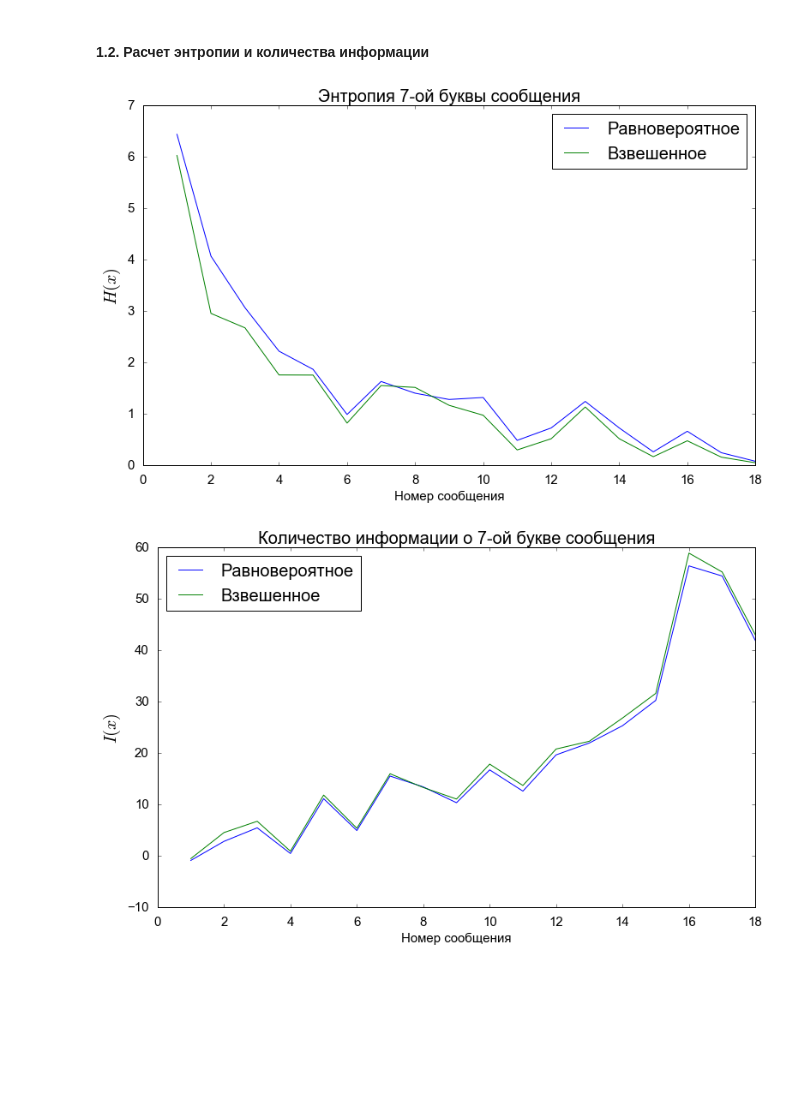
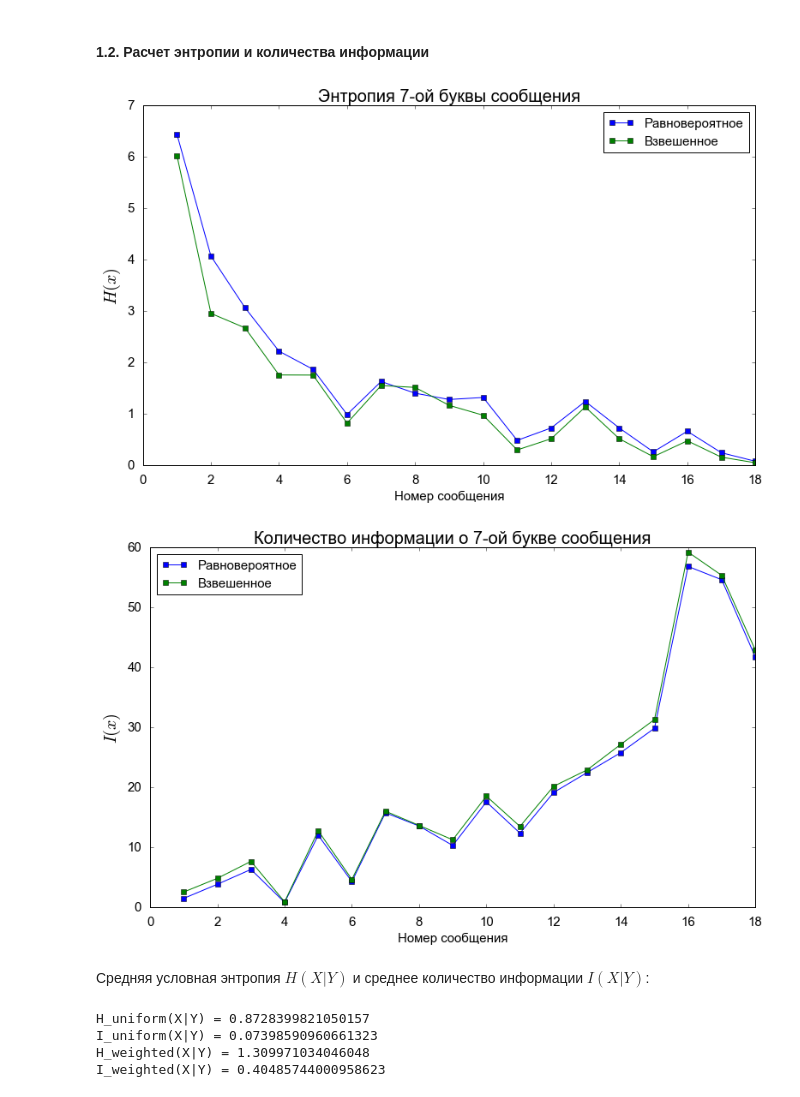
Before and after one commit to vaddya/probability-and-statistics, a Jupyter notebook: lab1/lab1.ipynb, the cells around one changed output. Cells and saved outputs as stored; diff of their text form; code cells hidden in the pictures; blank space fills up the shorter version.

```diff
--- a/lab1/lab1.ipynb
+++ b/lab1/lab1.ipynb
@@ -113,0 +130,7 @@ def get_sorted_keys():
+# %%
+def find_info(x: dict, y: str):
+    """Найти количество информации об x I(X|y)"""
+    summ = 0
+    for char in x.keys():
+        summ = summ + find_prob(alphabet[char], y) * math.log2(x[char])
+    return -summ - find_cond_entropy(x, y)
@@ -158,9 +167,9 @@ for i in range(m):  # для каждого сообщения
     info_array = []
 
     for j in range(s):  # для каждой буквы в сообщении
-        entropies_array.append(entropy(chars[i][j]))
-        info_array.append(info(chars[i][j], messages[i][j]))
-        posterior_probabilities(chars[i][j], messages[i][j])
+        entropies_array.append(find_entropy(chars[i][j]))
+        info_array.append(find_info(chars[i][j], messages[i][j]))
+        chars[i][j] = find_posterior_probs(chars[i][j], messages[i][j])
 
     entropies.append(entropies_array)
     infos.append(info_array)
@@ -289,9 +284,9 @@ for i in range(m):  # для каждого сообщения
     info_array = []
 
     for j in range(s):  # для каждой буквы в сообщении
-        entropies_array.append(entropy(chars_weight[i][j]))
-        info_array.append(info(chars_weight[i][j], messages[i][j]))
-        posterior_probabilities(chars_weight[i][j], messages[i][j])
+        entropies_array.append(find_entropy(chars_weight[i][j]))
+        info_array.append(find_info(chars_weight[i][j], messages[i][j]))
+        chars_weight[i][j] = find_posterior_probs(chars_weight[i][j], messages[i][j])
 
     entropies_weight.append(entropies_array)
     infos_weight.append(info_array)
@@ -372,18 +353,18 @@ for i in range(m):  # для каждого сообщения
 #### 1.2. Расчет энтропии и количества информации
 # %%
 x = range(1, m+1)
-y_u = []
-y_w = []
+h_u = []
+h_w = []
 
 for i in range(m):
     char_num = 7
-    y_u.append(entropies[i][char_num])
-    y_w.append(entropies_weight[i][char_num])
+    h_u.append(entropies[i][char_num])
+    h_w.append(entropies_weight[i][char_num])
 
 fig = plt.figure(figsize=(11,7))
-plt.plot(x, y_u, label='Равновероятное')
-plt.plot(x, y_w, label='Взвешенное')
-plt.legend(fontsize=20)
+plt.plot(x, h_u, marker='s', label='Равновероятное')
+plt.plot(x, h_w, marker='s', label='Взвешенное')
+plt.legend(fontsize=15)
 plt.xlabel('Номер сообщения', fontsize=15)
 plt.ylabel('$H(x)$', fontsize=20)
 plt.tick_params(labelsize=15, pad=10)
@@ -393,28 +374,46 @@ plt.tight_layout()
 plt.show()
 plt.close()
 # %% [output]
-[figure, old version]
+[figure, new version]
 # %%
 x = range(1, m+1)
 i_u = []
 i_w = []
 
 for i in range(m):
     char_num = 7
     i_u.append(infos[i][char_num])
     i_w.append(infos_weight[i][char_num])
 
 fig = plt.figure(figsize=(11,7))
-plt.plot(x, i_u, label='Равновероятное')
-plt.plot(x, i_w, label='Взвешенное')
-plt.legend(fontsize=20, loc='upper left')
+plt.plot(x, i_u, marker='s', label='Равновероятное')
+plt.plot(x, i_w, marker='s', label='Взвешенное')
+plt.legend(fontsize=15, loc='upper left')
 plt.xlabel('Номер сообщения', fontsize=15)
 plt.ylabel('$I(x)$', fontsize=20)
 plt.tick_params(labelsize=15, pad=10)
 plt.title('Количество информации о {0}-ой букве сообщения'.format(char_num, i + 1), fontsize=20)
 plt.tight_layout()
 #plt.savefig('./pics/entropy.png')
 plt.show()
 plt.close()
 # %% [output]
-[figure, old version]
+[figure, new version]
+# %% [markdown]
+Средняя условная энтропия $H(X|Y)$ и среднее количество информации $I(X|Y)$:
+# %%
+char_num = 0
+
+msgs = []
+for i in range(m):
+    msgs.append(messages[i][char_num])
+
+print('H_uniform(X|Y) = {h}'.format(h=find_avg_entropy(priori, msgs)))
+print('I_uniform(X|Y) = {i}'.format(i=find_avg_info(priori, msgs)))
+print('H_weighted(X|Y) = {h}'.format(h=find_avg_entropy(priori_weight, msgs)))
+print('I_weighted(X|Y) = {i}'.format(i=find_avg_info(priori_weight, msgs)))
+# %% [output]
+H_uniform(X|Y) = 0.8728399821050157
+I_uniform(X|Y) = 0.07398590960661323
+H_weighted(X|Y) = 1.309971034046048
+I_weighted(X|Y) = 0.40485744000958623
```
Also changed, not shown: parts of 30 cells of this notebook.
